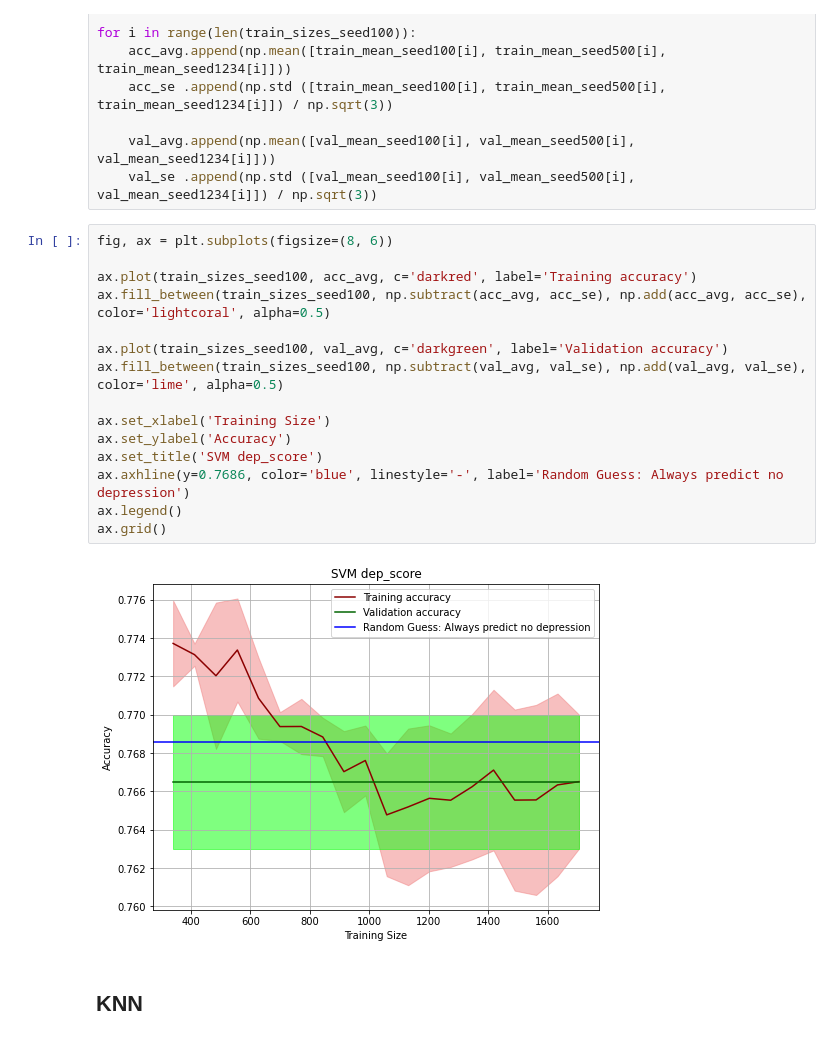
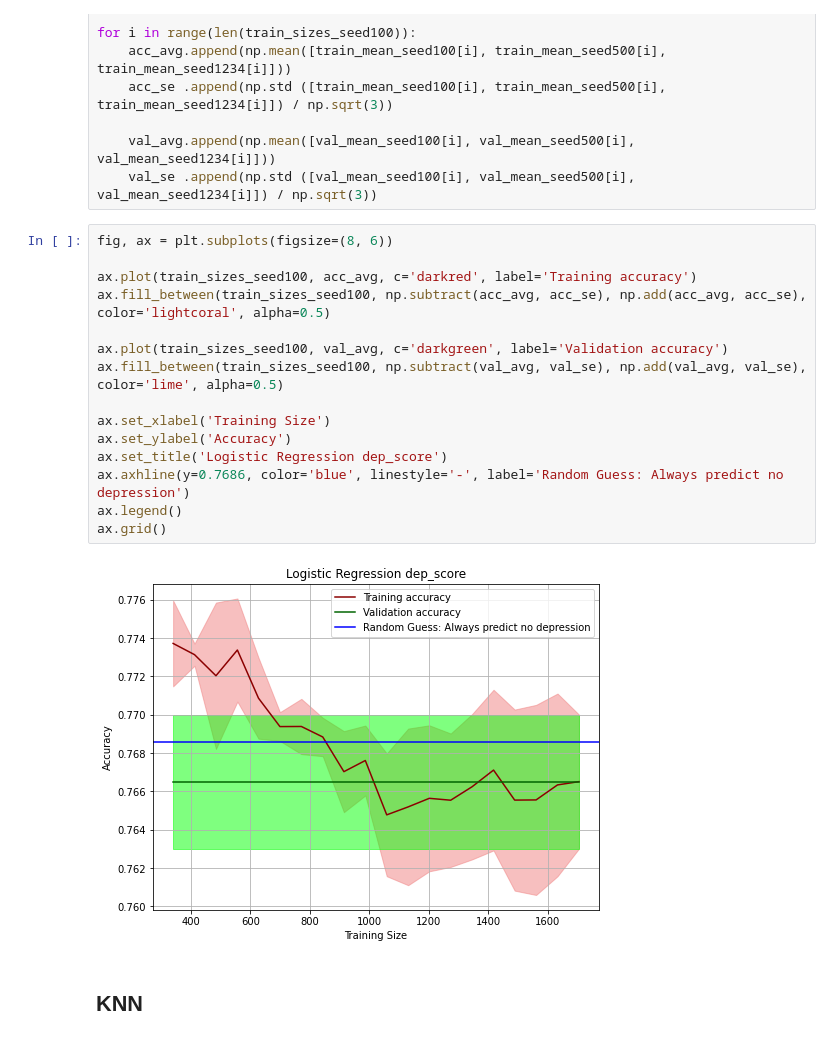
Before and after one commit to 7201krap/COMS30050_Applied-Data-Science-Lecs-and-Labs, a Jupyter notebook: search_dep_score.ipynb, the cells around one changed output. Saved outputs shown, nothing was run; the diff lists cells and outputs as text.

```diff
--- a/search_dep_score.ipynb
+++ b/search_dep_score.ipynb
@@ -752,20 +744,20 @@ for i in range(len(train_sizes_seed100)):
 # %%
 fig, ax = plt.subplots(figsize=(8, 6))
 
 ax.plot(train_sizes_seed100, acc_avg, c='darkred', label='Training accuracy')
 ax.fill_between(train_sizes_seed100, np.subtract(acc_avg, acc_se), np.add(acc_avg, acc_se), color='lightcoral', alpha=0.5)
 
 ax.plot(train_sizes_seed100, val_avg, c='darkgreen', label='Validation accuracy')
 ax.fill_between(train_sizes_seed100, np.subtract(val_avg, val_se), np.add(val_avg, val_se), color='lime', alpha=0.5)
 
 ax.set_xlabel('Training Size')
 ax.set_ylabel('Accuracy')
-ax.set_title('SVM dep_score')
+ax.set_title('Logistic Regression dep_score')
 ax.axhline(y=0.7686, color='blue', linestyle='-', label='Random Guess: Always predict no depression')
 ax.legend()
 ax.grid()
 # %% [output]
-[figure, old version]
+[figure, new version]
 # %% [markdown]
 ## KNN
 # %% [markdown]
```
Also changed, not shown: parts of 24 cells of this notebook.
